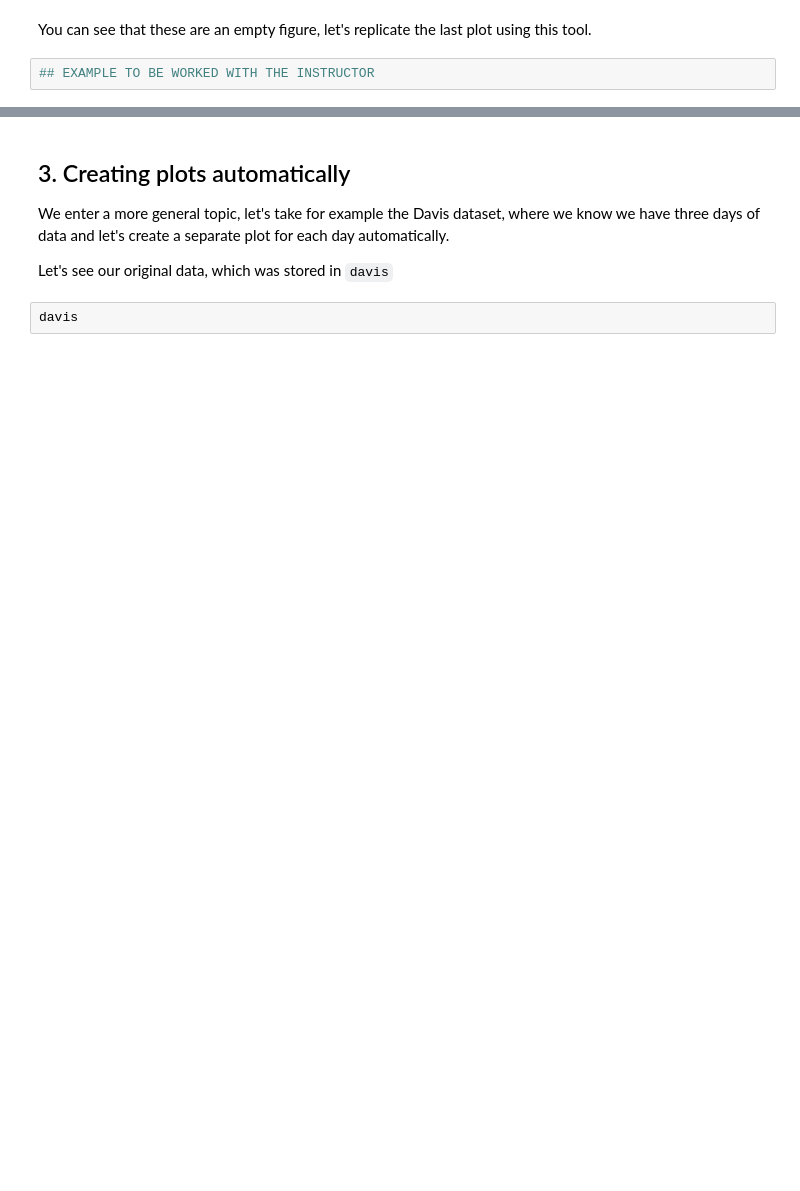
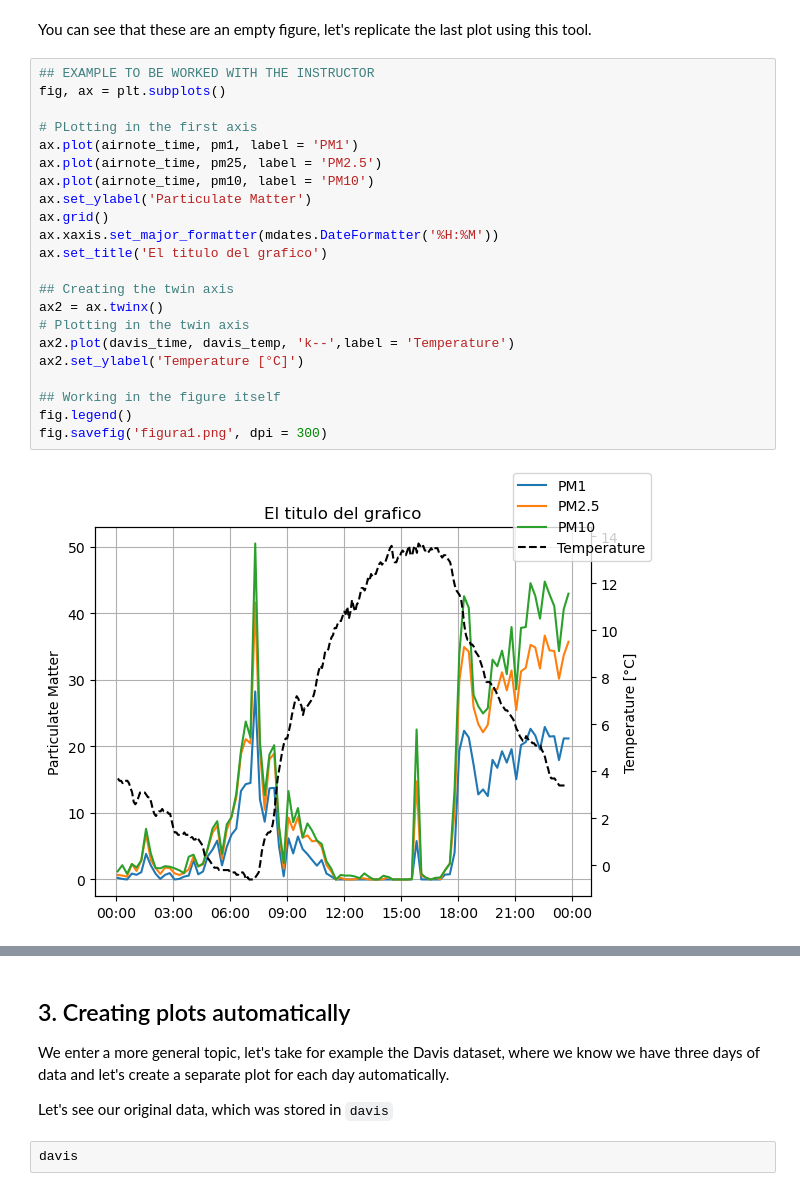
Before and after one commit to LudCano/LFA-python-short-course, a Jupyter notebook: Week4.ipynb, the cells around one changed output, grey strips where cells are left out. Cells and saved outputs as stored; diff of their text form; blank space fills up the shorter version.

```diff
--- a/Week4.ipynb
+++ b/Week4.ipynb
@@ -214,4 +263,26 @@ fig, ax = plt.subplots()
 You can see that these are an empty figure, let's replicate the last plot using this tool.
 # %%
 ## EXAMPLE TO BE WORKED WITH THE INSTRUCTOR
+fig, ax = plt.subplots()
+
+# PLotting in the first axis
+ax.plot(airnote_time, pm1, label = 'PM1')
+ax.plot(airnote_time, pm25, label = 'PM2.5')
+ax.plot(airnote_time, pm10, label = 'PM10')
+ax.set_ylabel('Particulate Matter')
+ax.grid()
+ax.xaxis.set_major_formatter(mdates.DateFormatter('%H:%M'))
+ax.set_title('El titulo del grafico')
+
+## Creating the twin axis
+ax2 = ax.twinx()
+# Plotting in the twin axis
+ax2.plot(davis_time, davis_temp, 'k--',label = 'Temperature')
+ax2.set_ylabel('Temperature [°C]')
+
+## Working in the figure itself
+fig.legend()
+fig.savefig('figura1.png', dpi = 300)
+# %% [output]
+[figure, added]
 # %% [markdown]
```
Also changed, not shown: parts of 18 cells of this notebook, 12 other files.
